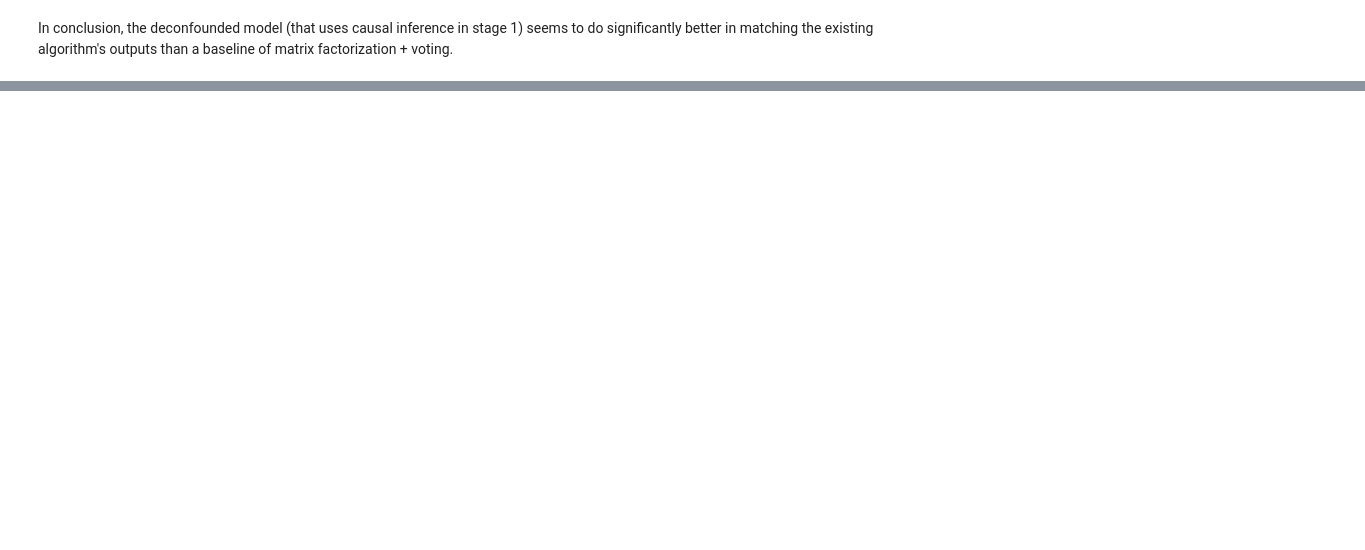
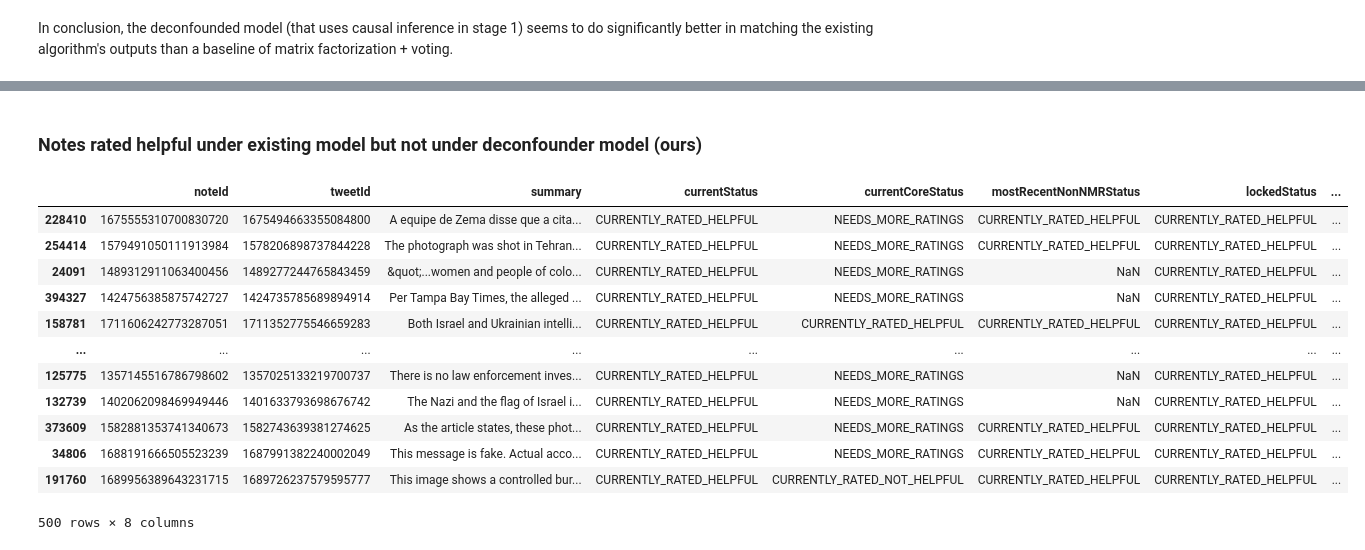
Before and after one commit to smilli/voting, a Jupyter notebook: community_notes.ipynb, the cells around one changed output, grey strips where cells are left out. Drawn from its saved outputs; the diff is of its cells as text; code cells hidden in the pictures; blank space fills up the shorter version.

```diff
--- a/community_notes.ipynb
+++ b/community_notes.ipynb
@@ -242,0 +313,23 @@ In conclusion, the deconfounded model (that uses causal inference in stage 1) se
+# %% [markdown]
+### Notes rated helpful under existing model but not under deconfounder model (ours)
+# %%
+notes_rated_helpful_by_deconf = misleading_notes.sort_values('decon_mean', ascending=False).head(num_rated_helpful)
+helpful_note_ids_deconf = notes_rated_helpful_by_deconf['noteId'].values
+notes_rated_helpful_by_existing_algo = misleading_notes[misleading_notes[note_status_key] == 'CURRENTLY_RATED_HELPFUL']
+diff_notes = notes_rated_helpful_by_existing_algo[~notes_rated_helpful_by_existing_algo['noteId'].isin(helpful_note_ids_deconf)]
+diff_notes = diff_notes.sort_values('decon_mean', ascending=False)
+diff_notes[['noteId', 'tweetId', 'summary', 'currentStatus', 'currentCoreStatus', 'mostRecentNonNMRStatus', 'lockedStatus', 'decon_mean']].tail(500)
+# %% [output]
+|  | noteId | tweetId | summary | currentStatus | currentCoreStatus | mostRecentNonNMRStatus | lockedStatus | ... |
+| 228410 | 1675555310700830720 | 1675494663355084800 | A equipe de Zema disse que a cita... | CURRENTLY_RATED_HELPFUL | NEEDS_MORE_RATINGS | CURRENTLY_RATED_HELPFUL | CURRENTLY_RATED_HELPFUL | ... |
+| 254414 | 1579491050111913984 | 1578206898737844228 | The photograph was shot in Tehran... | CURRENTLY_RATED_HELPFUL | NEEDS_MORE_RATINGS | CURRENTLY_RATED_HELPFUL | CURRENTLY_RATED_HELPFUL | ... |
+| 24091 | 1489312911063400456 | 1489277244765843459 | &quot;...women and people of colo... | CURRENTLY_RATED_HELPFUL | NEEDS_MORE_RATINGS | NaN | CURRENTLY_RATED_HELPFUL | ... |
+| 394327 | 1424756385875742727 | 1424735785689894914 | Per Tampa Bay Times, the alleged ... | CURRENTLY_RATED_HELPFUL | NEEDS_MORE_RATINGS | NaN | CURRENTLY_RATED_HELPFUL | ... |
+| 158781 | 1711606242773287051 | 1711352775546659283 | Both Israel and Ukrainian intelli... | CURRENTLY_RATED_HELPFUL | CURRENTLY_RATED_HELPFUL | CURRENTLY_RATED_HELPFUL | CURRENTLY_RATED_HELPFUL | ... |
+| ... | ... | ... | ... | ... | ... | ... | ... | ... |
+| 125775 | 1357145516786798602 | 1357025133219700737 | There is no law enforcement inves... | CURRENTLY_RATED_HELPFUL | NEEDS_MORE_RATINGS | NaN | CURRENTLY_RATED_HELPFUL | ... |
+| 132739 | 1402062098469949446 | 1401633793698676742 | The Nazi and the flag of Israel i... | CURRENTLY_RATED_HELPFUL | NEEDS_MORE_RATINGS | NaN | CURRENTLY_RATED_HELPFUL | ... |
+| 373609 | 1582881353741340673 | 1582743639381274625 | As the article states, these phot... | CURRENTLY_RATED_HELPFUL | NEEDS_MORE_RATINGS | CURRENTLY_RATED_HELPFUL | CURRENTLY_RATED_HELPFUL | ... |
+| 34806 | 1688191666505523239 | 1687991382240002049 | This message is fake. Actual acco... | CURRENTLY_RATED_HELPFUL | NEEDS_MORE_RATINGS | CURRENTLY_RATED_HELPFUL | CURRENTLY_RATED_HELPFUL | ... |
+| 191760 | 1689956389643231715 | 1689726237579595777 | This image shows a controlled bur... | CURRENTLY_RATED_HELPFUL | CURRENTLY_RATED_NOT_HELPFUL | CURRENTLY_RATED_HELPFUL | CURRENTLY_RATED_HELPFUL | ... |
+500 rows × 8 columns
```
Also changed, not shown: parts of 17 cells of this notebook.
